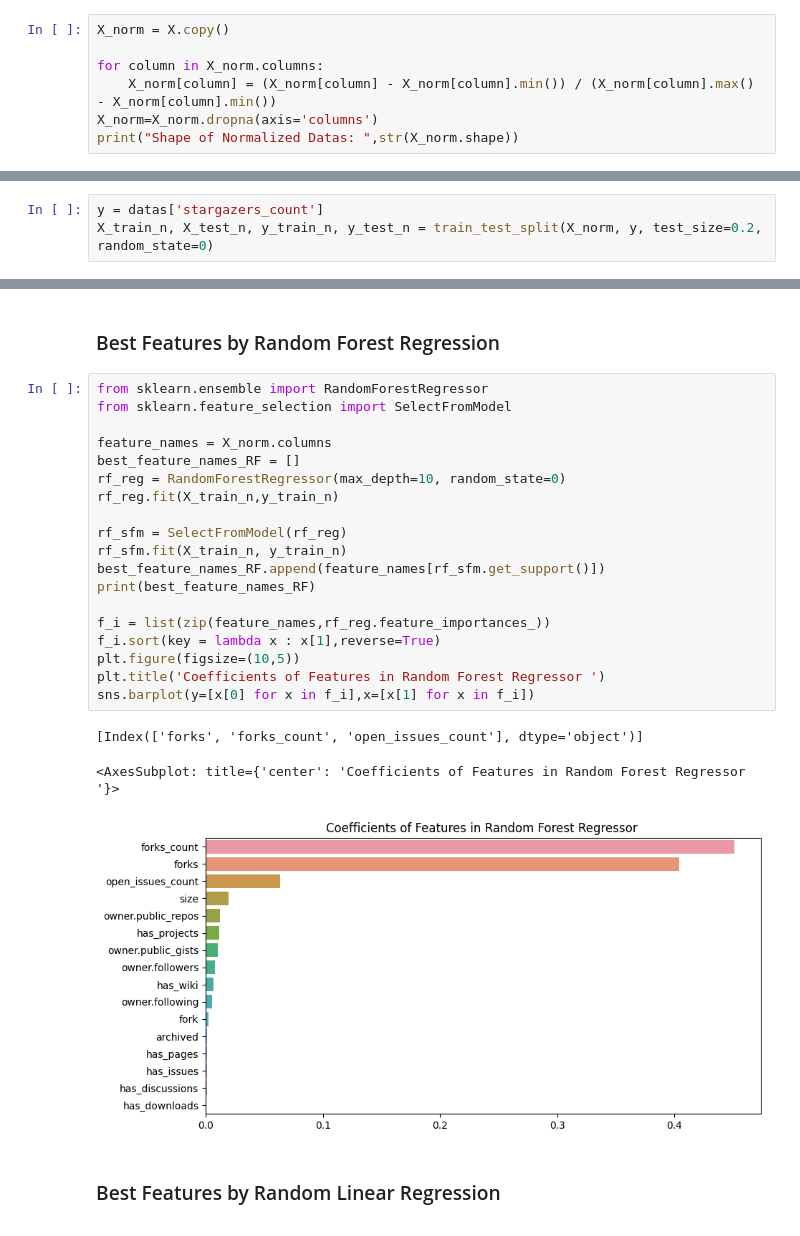
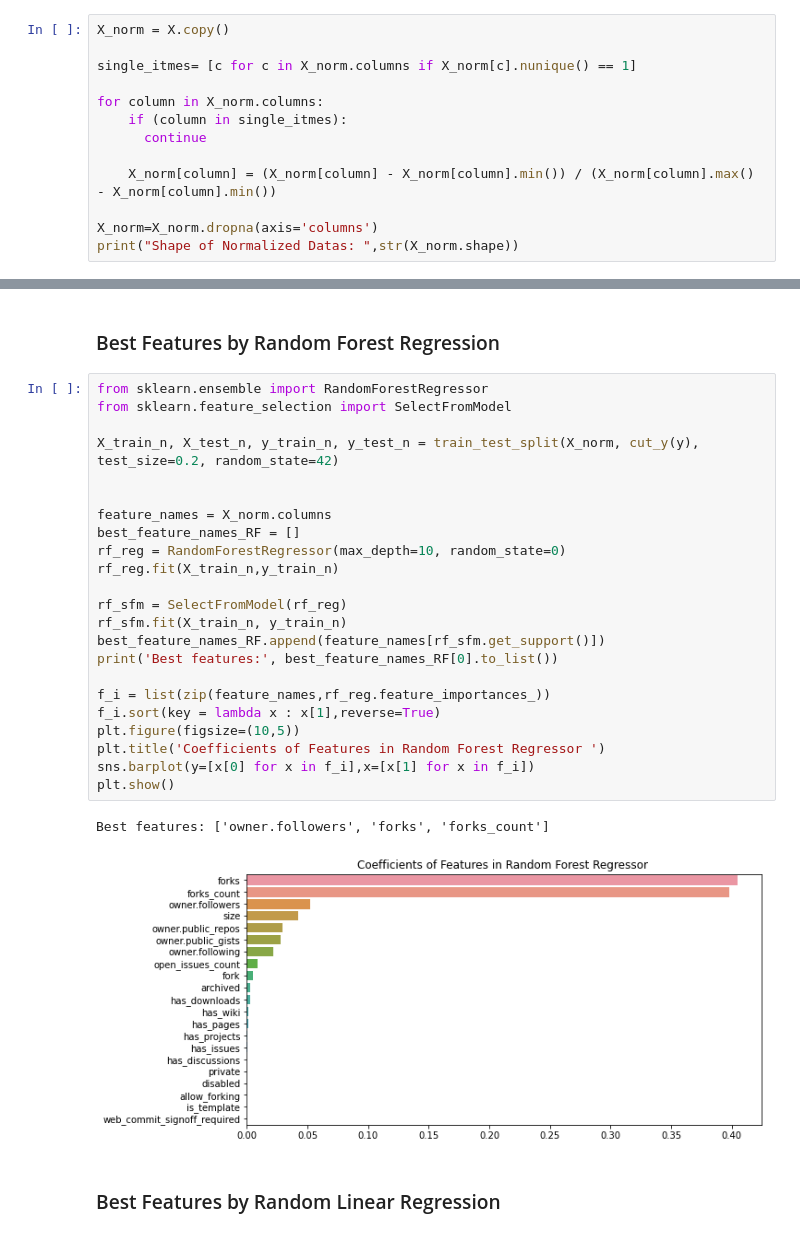
Before and after one commit to realamirhe/github-stargazer, a Jupyter notebook: descriptive_analysis.ipynb, the cells around one changed output, grey strips where cells are left out. Drawn from its saved outputs; the diff is of its cells as text.

```diff
--- a/descriptive_analysis.ipynb
+++ b/descriptive_analysis.ipynb
@@ -214,8 +223,14 @@ Text(0.5, 1.0, '5-fold cross validation for KNN')
 # %%
 X_norm = X.copy()
 
+single_itmes= [c for c in X_norm.columns if X_norm[c].nunique() == 1]
+
 for column in X_norm.columns:
+    if (column in single_itmes):
+      continue
+
     X_norm[column] = (X_norm[column] - X_norm[column].min()) / (X_norm[column].max() - X_norm[column].min())
+
 X_norm=X_norm.dropna(axis='columns')
 print("Shape of Normalized Datas: ",str(X_norm.shape))
 # %% [output]
@@ -223,6 +238,3 @@ Shape of Normalized Datas:  (3203, 16)
-# %%
-y = datas['stargazers_count']
-X_train_n, X_test_n, y_train_n, y_test_n = train_test_split(X_norm, y, test_size=0.2, random_state=0)
 # %% [markdown]
 ## Feature Selection
 # %% [markdown]
@@ -230,26 +242,29 @@ X_train_n, X_test_n, y_train_n, y_test_n = train_test_split(X_norm, y, test_size
 # %%
 from sklearn.ensemble import RandomForestRegressor
 from sklearn.feature_selection import SelectFromModel
+
+X_train_n, X_test_n, y_train_n, y_test_n = train_test_split(X_norm, cut_y(y), test_size=0.2, random_state=42)
+
 
 feature_names = X_norm.columns
 best_feature_names_RF = []
 rf_reg = RandomForestRegressor(max_depth=10, random_state=0)
 rf_reg.fit(X_train_n,y_train_n)
 
 rf_sfm = SelectFromModel(rf_reg)
 rf_sfm.fit(X_train_n, y_train_n)
 best_feature_names_RF.append(feature_names[rf_sfm.get_support()])
-print(best_feature_names_RF)
+print('Best features:', best_feature_names_RF[0].to_list())
 
 f_i = list(zip(feature_names,rf_reg.feature_importances_))
 f_i.sort(key = lambda x : x[1],reverse=True)
 plt.figure(figsize=(10,5))
 plt.title('Coefficients of Features in Random Forest Regressor ')
 sns.barplot(y=[x[0] for x in f_i],x=[x[1] for x in f_i])
+plt.show()
 # %% [output]
-[Index(['forks', 'forks_count', 'open_issues_count'], dtype='object')]
+Best features: ['owner.followers', 'forks', 'forks_count']
-<AxesSubplot: title={'center': 'Coefficients of Features in Random Forest Regressor '}>
-[figure, old version]
+[figure, new version]
 # %% [markdown]
 ### Best Features by Random Linear Regression
 # %%
```
Also changed, not shown: parts of 51 cells of this notebook.
